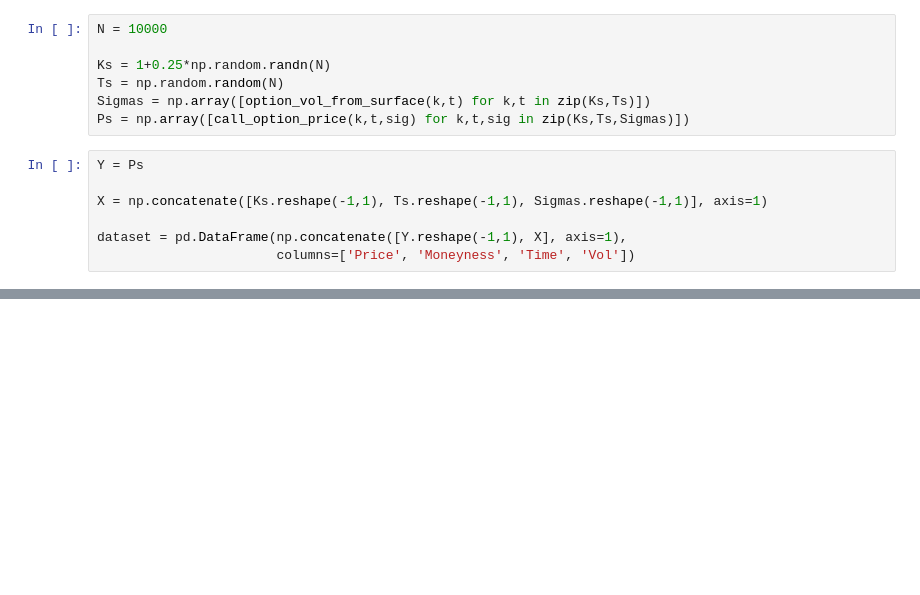
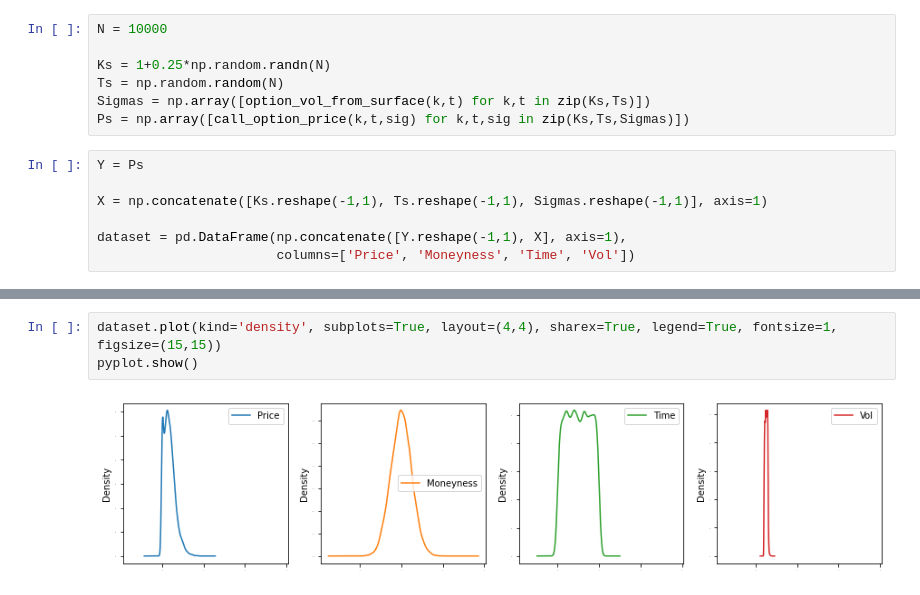
Before and after one commit to FerraroSoftware/AlgoTrading, a Jupyter notebook: Derivatives.ipynb, the cells around one changed output, grey strips where cells are left out. Drawn from its saved outputs; the diff is of its cells as text; blank space fills up the shorter version.

```diff
--- a/Derivatives.ipynb
+++ b/Derivatives.ipynb
@@ -104,0 +123,5 @@ dataset.head()
+# %%
+dataset.plot(kind='density', subplots=True, layout=(4,4), sharex=True, legend=True, fontsize=1, figsize=(15,15))
+pyplot.show()
+# %% [output]
+[figure, added]
```
Also changed, not shown: parts of 26 cells of this notebook.
